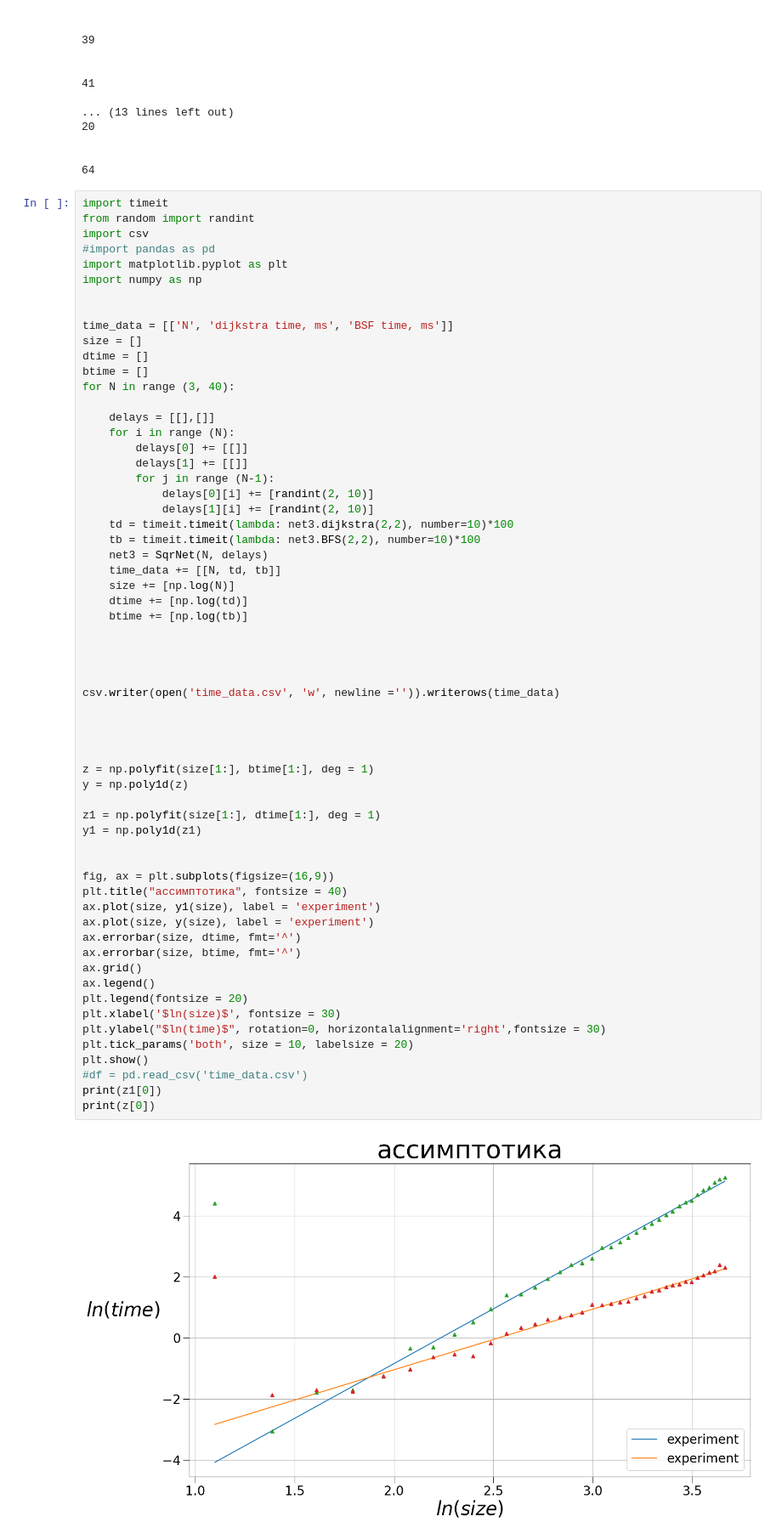
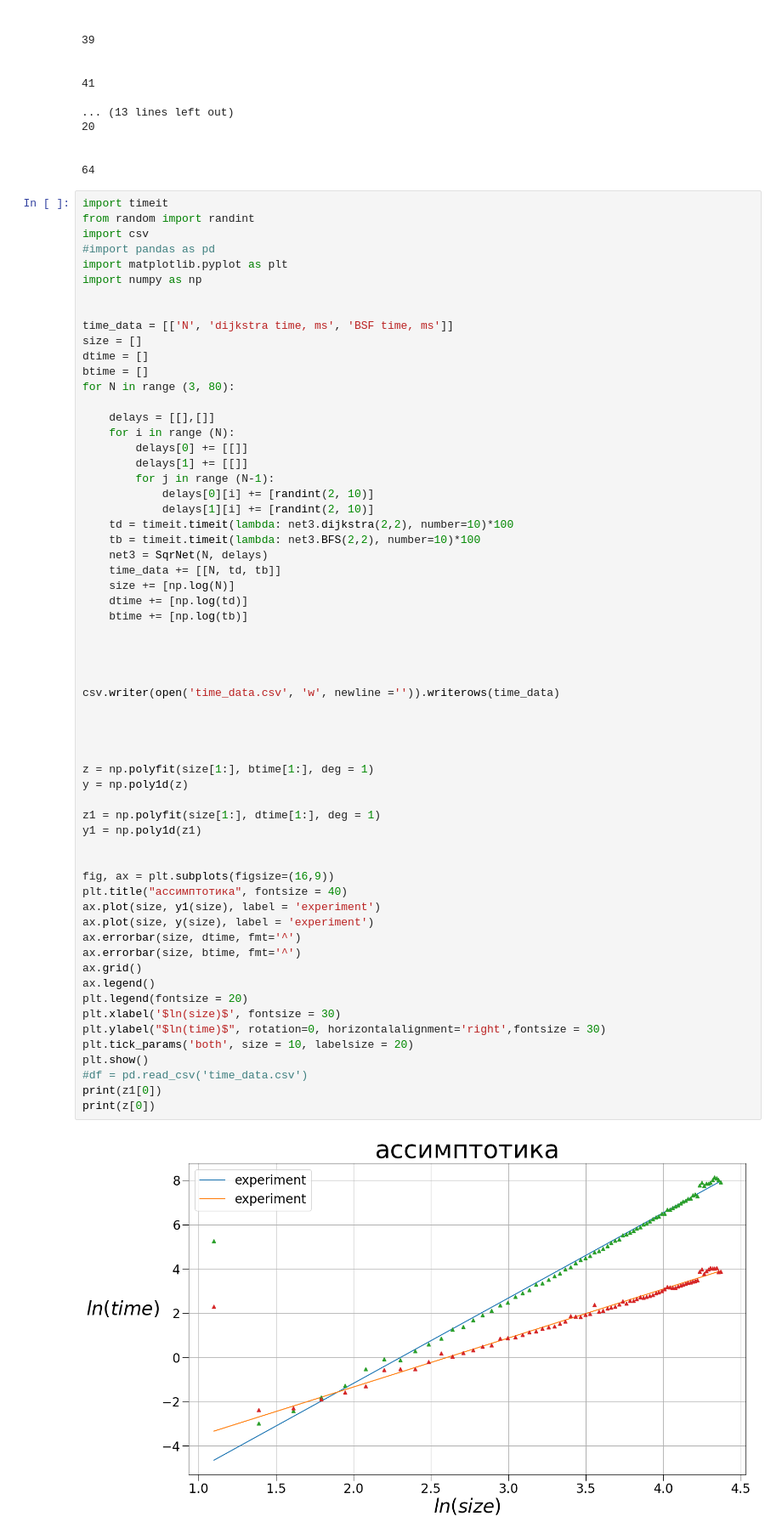
Before and after one commit to KonstantinP17/Quantum-inspirited, a Jupyter notebook: Initial_task/Dijkstra.ipynb, the cells around one changed output. Shown: that part at 85% size. Cells and saved outputs as stored; diff of their text form.

```diff
--- a/Initial_task/Dijkstra.ipynb
+++ b/Initial_task/Dijkstra.ipynb
@@ -288,7 +288,7 @@ time_data = [['N', 'dijkstra time, ms', 'BSF time, ms']]
 size = []
 dtime = []
 btime = []
-for N in range (3, 40):
+for N in range (3, 80):
 
     delays = [[],[]]
     for i in range (N):
@@ -310,31 +310,31 @@ for N in range (3, 40):
 
 csv.writer(open('time_data.csv', 'w', newline ='')).writerows(time_data)
 
 
 
 
 z = np.polyfit(size[1:], btime[1:], deg = 1)
 y = np.poly1d(z)
 
 z1 = np.polyfit(size[1:], dtime[1:], deg = 1)
 y1 = np.poly1d(z1)
 
 
 fig, ax = plt.subplots(figsize=(16,9))
 plt.title("ассимптотика", fontsize = 40)
 ax.plot(size, y1(size), label = 'experiment')
 ax.plot(size, y(size), label = 'experiment')
 ax.errorbar(size, dtime, fmt='^')
 ax.errorbar(size, btime, fmt='^')
 ax.grid()
 ax.legend()
 plt.legend(fontsize = 20)
 plt.xlabel('$ln(size)$', fontsize = 30)
 plt.ylabel("$ln(time)$", rotation=0, horizontalalignment='right',fontsize = 30)
 plt.tick_params('both', size = 10, labelsize = 20)
 plt.show()
 #df = pd.read_csv('time_data.csv')
 print(z1[0])
 print(z[0])
 # %% [output]
-[figure, old version]
+[figure, new version]
```
Also changed, not shown: parts of 1 cell of this notebook, 1 other file.
